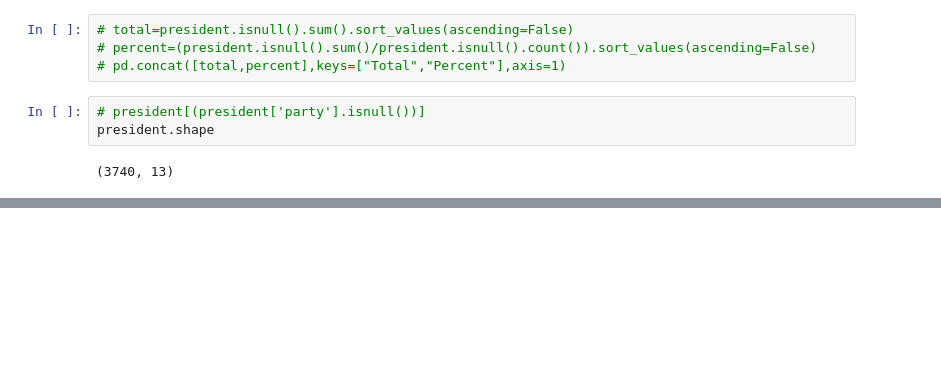
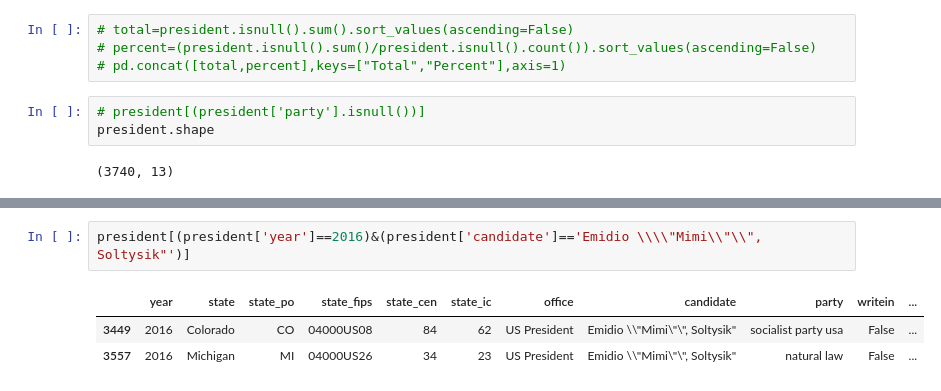
Before and after one commit to oportusgonzalo/datausa-election, a Jupyter notebook: president_state.ipynb, the cells around one changed output, grey strips where cells are left out. Cells and saved outputs as stored; diff of their text form; blank space fills up the shorter version.

```diff
--- a/president_state.ipynb
+++ b/president_state.ipynb
@@ -114,0 +133,6 @@ Name: candidatevotes, dtype: float64
+# %%
+president[(president['year']==2016)&(president['candidate']=='Emidio \\\\"Mimi\\"\\", Soltysik"')]
+# %% [output]
+|  | year | state | state_po | state_fips | state_cen | state_ic | office | candidate | party | writein | ... |
+| 3449 | 2016 | Colorado | CO | 04000US08 | 84 | 62 | US President | Emidio \\"Mimi\"\", Soltysik" | socialist party usa | False | ... |
+| 3557 | 2016 | Michigan | MI | 04000US26 | 34 | 23 | US President | Emidio \\"Mimi\"\", Soltysik" | natural law | False | ... |
```
Also changed, not shown: parts of 25 cells of this notebook.
